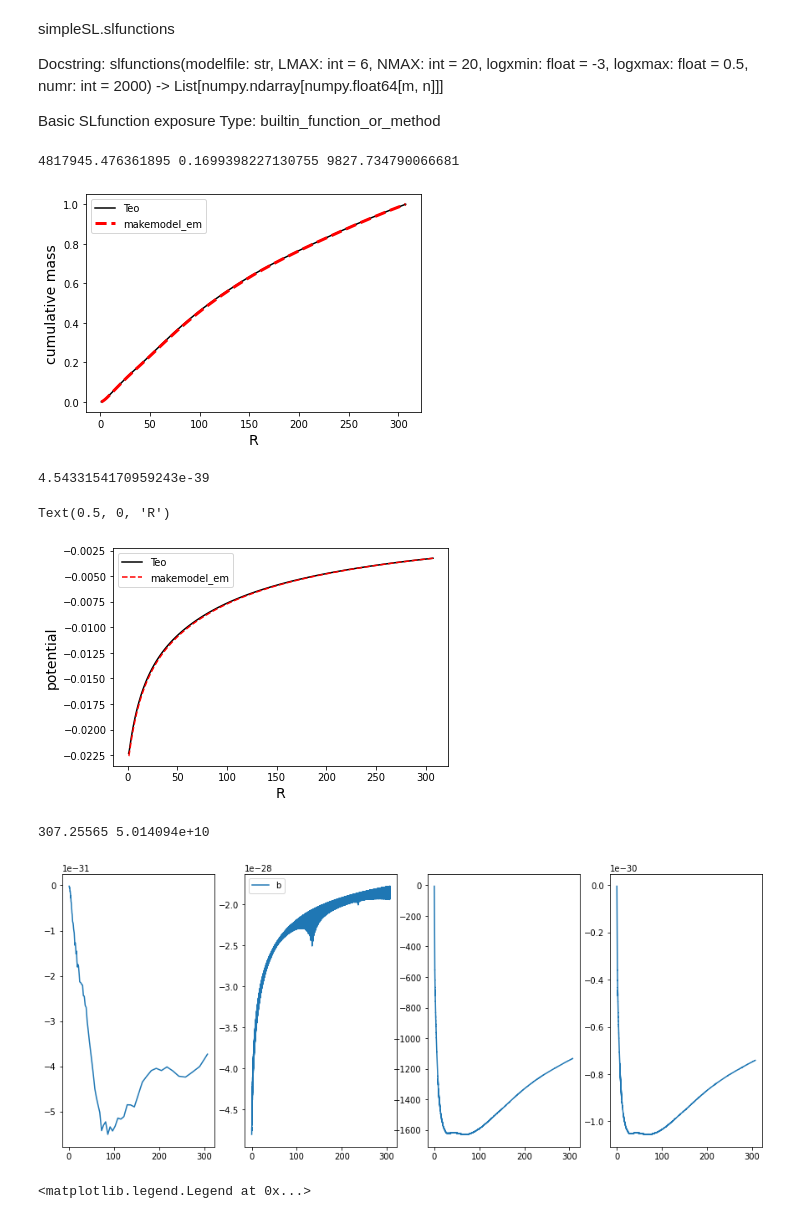
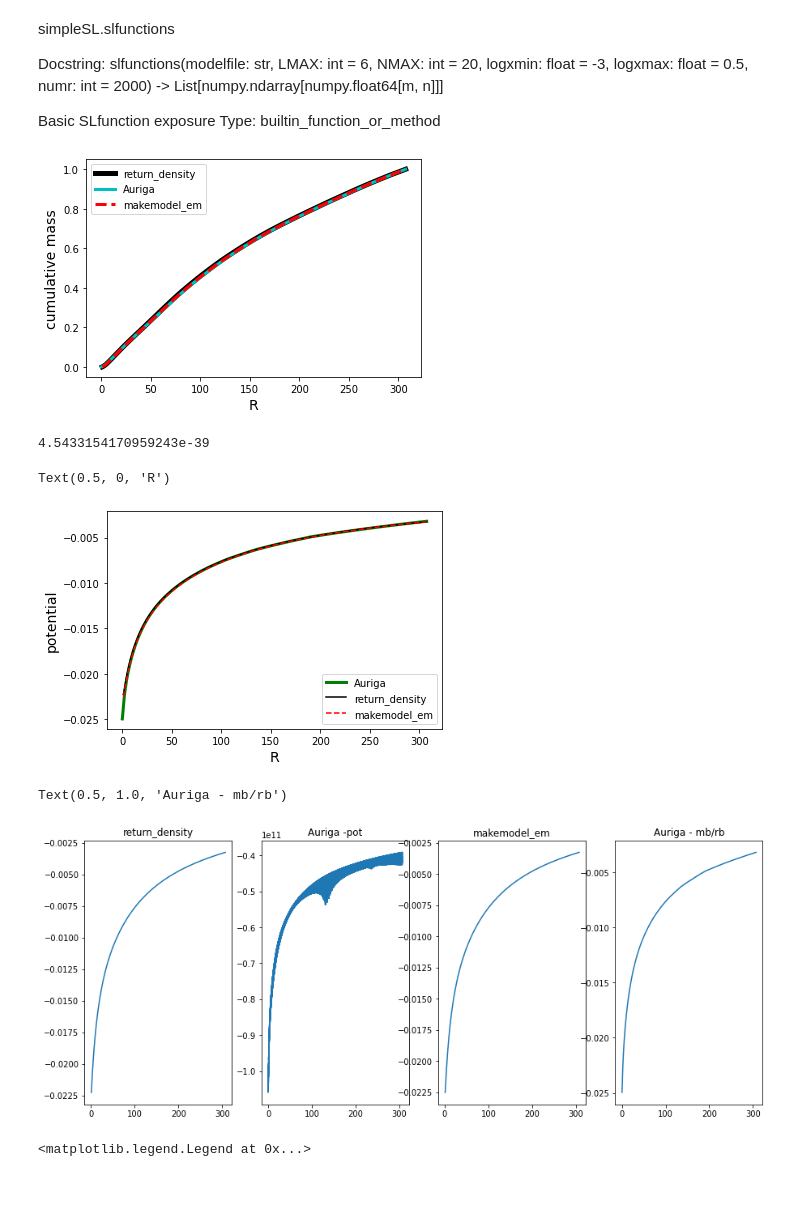
Before and after one commit to jngaravitoc/auriga-exp, a Jupyter notebook: src/TestHalo EXP.ipynb, the cells around one changed output. Cells and saved outputs as stored; diff of their text form; code cells hidden in the pictures; blank space fills up the shorter version.

```diff
--- a/src/TestHalo EXP.ipynb
+++ b/src/TestHalo EXP.ipynb
@@ -254,29 +254,30 @@ Basic SLfunction exposure
 Type:      builtin_function_or_method
 # %%
 #pos,mass
-
+#Ordeno datos de Auriga
 rbord = np.argsort(rr)
 rb,mb,pwau = rr[rbord],mass[rbord],potdm[rbord]
 ran = (rb<=rbins[-1])
-rb,mb,pwau = rb[ran],mb[ran],pwau[ran]
+rb,mb,pwau = rb[ran],mb[ran],pwau[ran] #Datos directamente de Auriga
 mbacc = np.cumsum(mb)
-
+#########################################################
+#datos de return_density
 dm = (4/3)*np.pi*dreturn*rbins**3
 dm2 = 2*np.pi*(rbins**2)*dreturn*(rbins[1]-rbins[0])
 Macc = np.cumsum(dm)
-print(Macc[-1],818760.8000942046/Macc[-1],np.cumsum(dm2)[-1])
+
+
 rmax = np.nanmax(rbins)
 plt.subplot(111)
-plt.plot(rbins,Macc/Macc[-1],color='k',label='Teo')
-#plt.plot(rb,mbacc/mbacc[-1],color='g',label='Auriga',lw=5)
+plt.plot(rbins,Macc/Macc[-1],color='k',label='return_density',lw=5)
+plt.plot(rb,mbacc/mbacc[-1],color='c',label='Auriga',lw=3,ls='-')
 plt.plot(R, M,c='r',ls='--', label='makemodel_em',lw=3)
 plt.legend()
 plt.ylabel('cumulative mass',fontsize=14)
 plt.xlabel('R',fontsize=14)
 plt.savefig('plots/CumMassMakemodel_em.pdf')
 # %% [output]
-4817945.476361895 0.1699398227130755 9827.734790066681
-[figure, old version]
+[figure, new version]
 # %%
 G= 6.674*1e-11 #m3⋅kg−1⋅s−2
 m2kpc, kg2Msun = 3.2408*1e-20,5e-31
@@ -284,15 +285,16 @@ G=G*(m2kpc**3) /kg2Msun # kpc3 Msun-1 s-2
 print(G)
 #pvals = -mvals/(rvals+1.e-10) - (pwvals[dvals.size-1] - pwvals)
 
-pwau_ = pwau*(3.24078e-17)**2 * (rb[-1]/(G*mbacc[-1]) )
+pwau_ = pwau*(3.24078e-17)**2 /G# (1/(G*mbacc[-1]) )
 pwauacc = ((-mbacc/rb) - (np.sum(pwau_)-np.cumsum(pwau_)))#  *(rb[-1]/mbacc[-1])
-dm = (4/3)*np.pi*dreturn*rbins**3
+Potau = ((-mbacc/rb) - (np.sum(mb/rb)-np.cumsum(mb/rb))) *(1/mbacc[-1]) # <----------
+
 Pw = dm/rbins
 Pwacc = ((-Macc/rbins) - (np.sum(Pw)-np.cumsum(Pw)))  *(1/Macc[-1])
 plt.subplot(111)
 
-plt.plot(rbins,Pwacc,color='k',label='Teo')
-#plt.plot(rb,pwauacc,color='g',label='Auriga')
+plt.plot(rb,Potau,color='g',label='Auriga',lw=3)
+plt.plot(rbins,Pwacc,color='k',label='return_density')
 plt.plot(R, P,c='r',ls='--', label='makemodel_em')
 plt.legend()
 plt.ylabel('potential',fontsize=14)
@@ -300,27 +302,30 @@ plt.xlabel('R',fontsize=14)
 # %% [output]
 4.5433154170959243e-39
 Text(0.5, 0, 'R')
-[figure, old version]
+[figure, new version]
 # %%
 plt.figure(figsize=(15,6))
 plt.subplot(141)
-plt.plot(rbins,-G*Pw*dm,label='a')
+plt.plot(rbins,Pwacc,label='return_density')
+plt.title('return_density')
+
 plt.subplot(142)
-alt=pwau*(3.24078e-17)**2# /(G*mb[0])
+pwauacc = np.cumsum(pwau) *1/(mbacc[-1])
+plt.title('Auriga -pot')
+plt.plot(rb,pwau_,label='b')
 
-plt.plot(rb,alt,label='b')
-
-plt.legend()
 
 plt.subplot(143)
-plt.plot(rb,-(np.cumsum(mb/mb)/( (3/4)*np.pi*rb) ))
+#plt.plot(rb,-(np.cumsum(mb/mb)/( (3/4)*np.pi*rb) ))
+plt.plot(R,P)
+plt.title('makemodel_em')
 
 plt.subplot(144)
-plt.plot(rb,-G*np.cumsum(mb)/rb )
-print(rb[-1],'%e'%mbacc[-1])
+plt.plot(rb,Potau)
+plt.title('Auriga - mb/rb')
 # %% [output]
-307.25565 5.014094e+10
+Text(0.5, 1.0, 'Auriga - mb/rb')
-[figure, old version]
+[figure, new version]
 # %%
 km2kpc = 3.24078e-17
 
```
Also changed, not shown: parts of 8 cells of this notebook, 1 other file.
